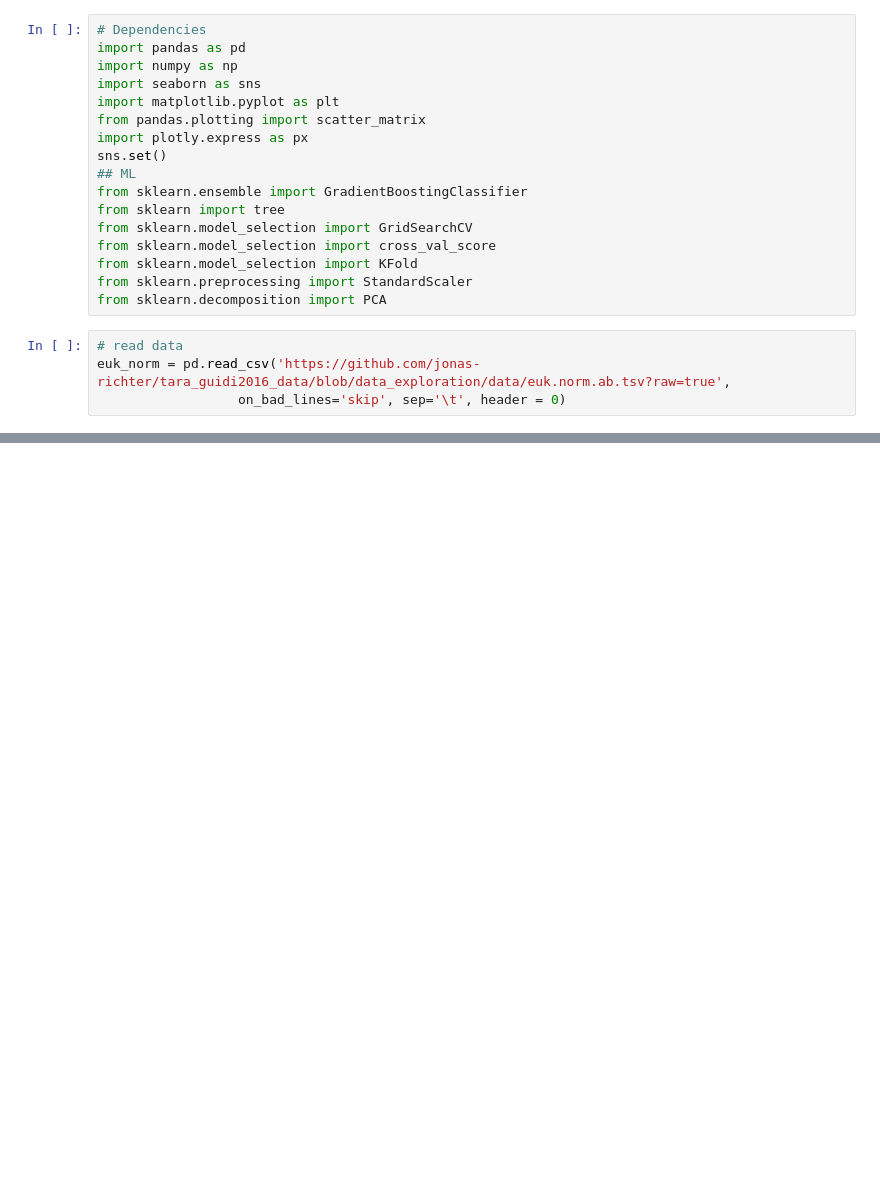
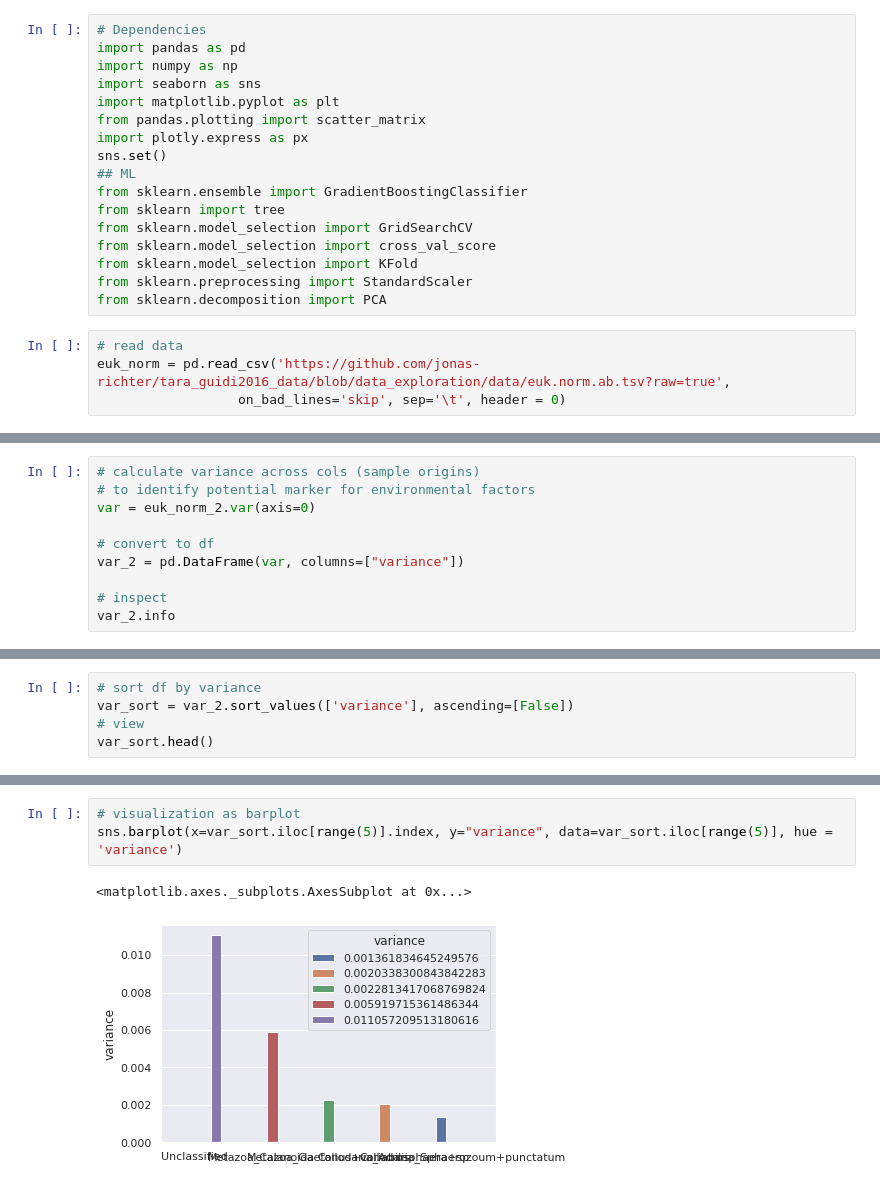
Before and after one commit to jonas-richter/tara_guidi2016_data, a Jupyter notebook: Eukaryote_abundance.ipynb, the cells around one changed output, grey strips where cells are left out. Cells and saved outputs as stored; diff of their text form; blank space fills up the shorter version.

```diff
--- a/Eukaryote_abundance.ipynb
+++ b/Eukaryote_abundance.ipynb
@@ -53,0 +75,10 @@ px.imshow(euk_norm_2, aspect = 0.2)
+# %%
+# calculate variance across cols (sample origins)
+# to identify potential marker for environmental factors
+var = euk_norm_2.var(axis=0)
+
+# convert to df
+var_2 = pd.DataFrame(var, columns=["variance"])
+
+# inspect
+var_2.info
@@ -53,0 +100,5 @@ px.imshow(euk_norm_2, aspect = 0.2)
+# %%
+# sort df by variance
+var_sort = var_2.sort_values(['variance'], ascending=[False])
+# view
+var_sort.head()
@@ -53,0 +112,6 @@ px.imshow(euk_norm_2, aspect = 0.2)
+# %%
+# visualization as barplot
+sns.barplot(x=var_sort.iloc[range(5)].index, y="variance", data=var_sort.iloc[range(5)], hue = 'variance')
+# %% [output]
+<matplotlib.axes._subplots.AxesSubplot at 0x...>
+[figure, added]
```
Also changed, not shown: parts of 10 cells of this notebook.
